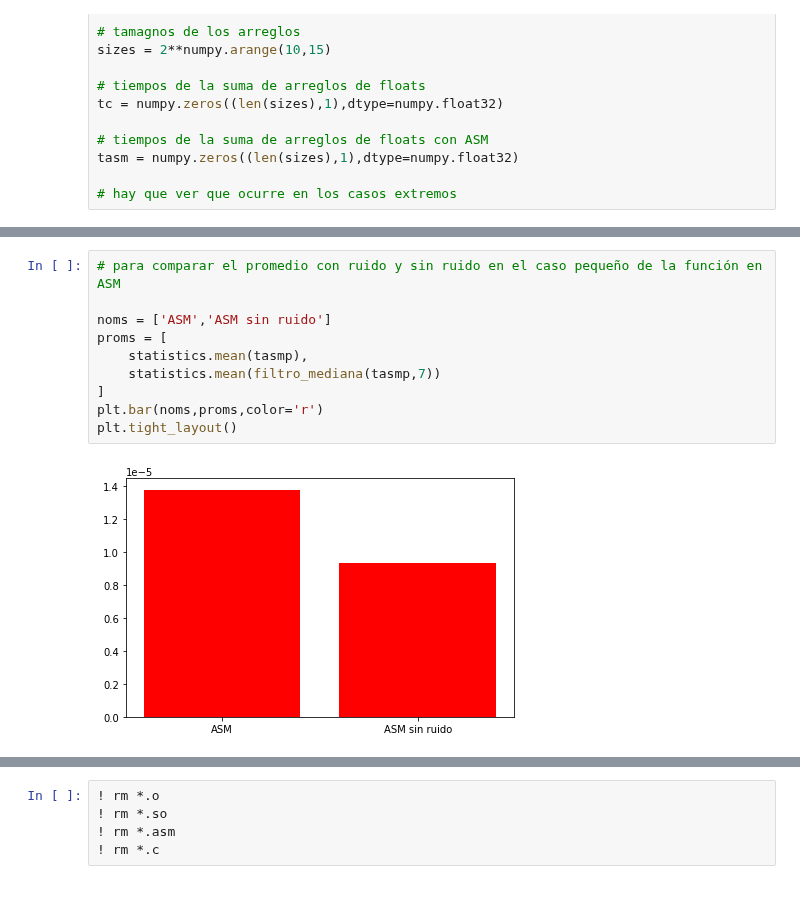
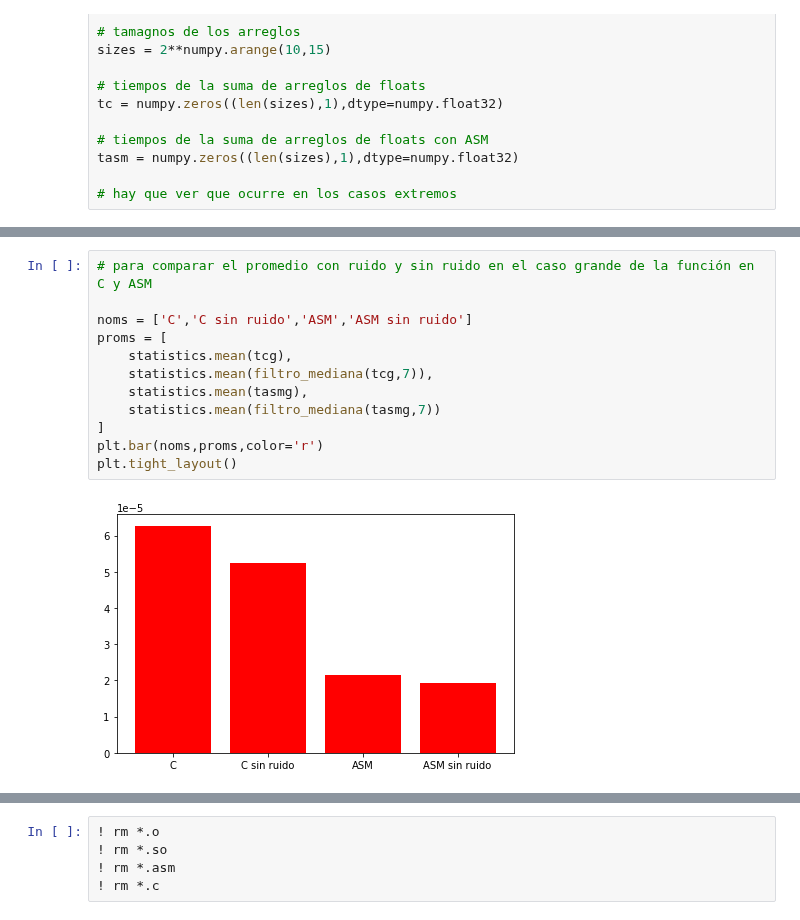
Before and after one commit to stefano-andre/sobre-python, a Jupyter notebook: python-ctypes.ipynb, the cells around one changed output, grey strips where cells are left out. Drawn from its saved outputs; the diff is of its cells as text.

```diff
--- a/python-ctypes.ipynb
+++ b/python-ctypes.ipynb
@@ -360,13 +442,15 @@ plt.tight_layout()
 # %%
-# para comparar el promedio con ruido y sin ruido en el caso pequeño de la función en ASM
+# para comparar el promedio con ruido y sin ruido en el caso grande de la función en C y ASM
 
-noms = ['ASM','ASM sin ruido']
+noms = ['C','C sin ruido','ASM','ASM sin ruido']
 proms = [
-    statistics.mean(tasmp),
-    statistics.mean(filtro_mediana(tasmp,7))
+    statistics.mean(tcg),
+    statistics.mean(filtro_mediana(tcg,7)),
+    statistics.mean(tasmg),
+    statistics.mean(filtro_mediana(tasmg,7))
 ]
 plt.bar(noms,proms,color='r')
 plt.tight_layout()
 # %% [output]
-[figure, old version]
+[figure, new version]
 # %%
```
Also changed, not shown: parts of 13 cells of this notebook.
